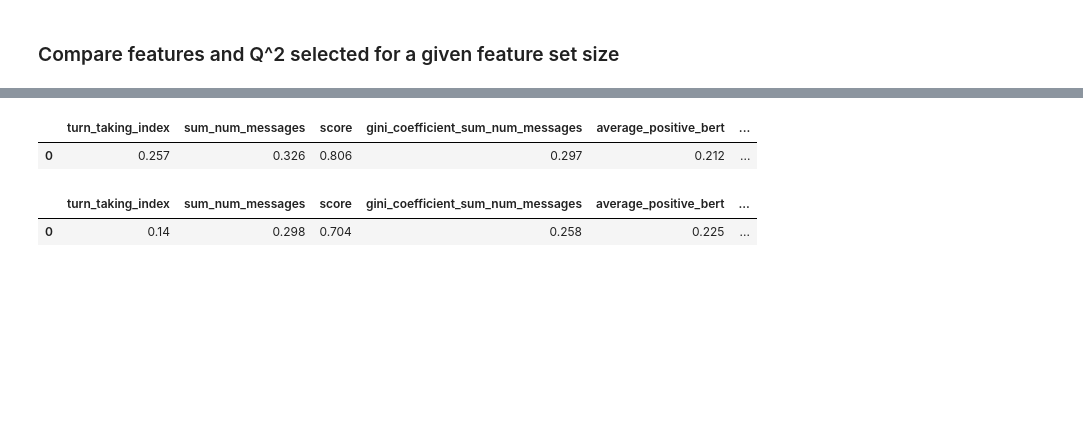
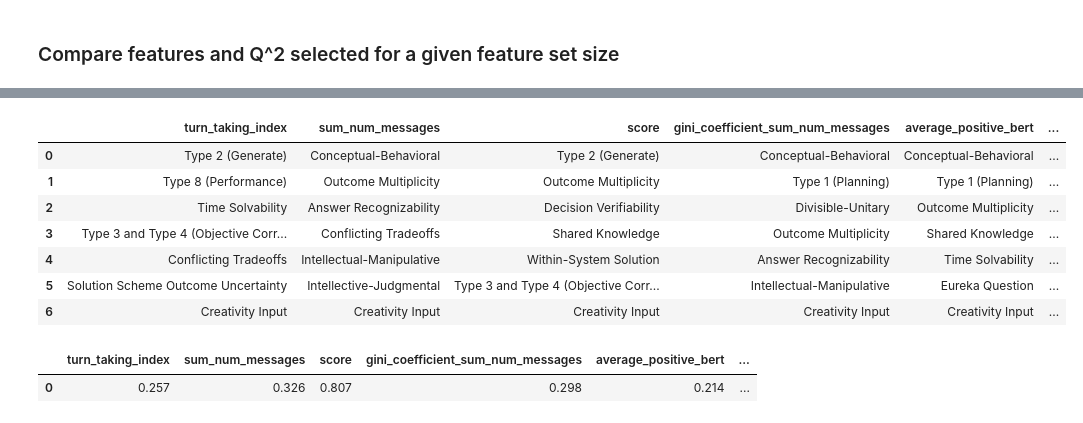
Before and after one commit to xehu/tpm-horse-race-modeling, a Jupyter notebook: task_map_explorations_with_multitask/empirical_experiment_visuals.ipynb, the cells around one changed output, grey strips where cells are left out. Cells and saved outputs as stored; diff of their text form; code cells hidden in the pictures; blank space fills up the shorter version.

Commit message:
update based on new q2 data

```diff
--- a/task_map_explorations_with_multitask/empirical_experiment_visuals.ipynb
+++ b/task_map_explorations_with_multitask/empirical_experiment_visuals.ipynb
@@ -818,8 +818,2 @@ top_features_dict
 # %% [markdown]
 ### Compare features and Q^2 selected for a given feature set size
-# %%
-FEAT_NUM_TO_SELECT = 6
-features_for_each_dv = [top_features_dict[dv][FEAT_NUM_TO_SELECT]['full']['features'] for dv in top_features_dict.keys()]
-df_features_for_each_dv = pd.DataFrame(features_for_each_dv, index=top_features_dict.keys()).T
-
-df_features_for_each_dv
@@ -834,5 +819,0 @@ df_features_for_each_dv
-# %%
-features_for_each_dv = [top_features_dict[dv][FEAT_NUM_TO_SELECT]['wave1']['features'] for dv in top_features_dict.keys()]
-df_features_for_each_dv = pd.DataFrame(features_for_each_dv, index=top_features_dict.keys()).T
-
-df_features_for_each_dv
@@ -847,14 +820,7 @@ df_features_for_each_dv
-# %%
-q2_for_each_dv = [round(top_features_dict[dv][FEAT_NUM_TO_SELECT]['full']['q2'],3) for dv in top_features_dict.keys()]
-df_q2_for_each_dv = pd.DataFrame(q2_for_each_dv, index=top_features_dict.keys()).T
-df_q2_for_each_dv
-# %% [output]
-|  | turn_taking_index | sum_num_messages | score | gini_coefficient_sum_num_messages | average_positive_bert | ... |
-| 0 | 0.257 | 0.326 | 0.806 | 0.297 | 0.212 | ... |
-# %%
-q2_for_each_dv = [round(top_features_dict[dv][FEAT_NUM_TO_SELECT]['wave1']['q2'],3) for dv in top_features_dict.keys()]
-df_q2_for_each_dv = pd.DataFrame(q2_for_each_dv, index=top_features_dict.keys()).T
-df_q2_for_each_dv
-# %% [output]
-|  | turn_taking_index | sum_num_messages | score | gini_coefficient_sum_num_messages | average_positive_bert | ... |
-| 0 | 0.14 | 0.298 | 0.704 | 0.258 | 0.225 | ... |
+# %%
+def get_top_features(feat_num_to_select, dataset_type):
+    assert(dataset_type in ["full", "wave1"])
+
+    features_for_each_dv = [top_features_dict[dv][feat_num_to_select][dataset_type]['features'] for dv in top_features_dict.keys()]
+    df_features_for_each_dv = pd.DataFrame(features_for_each_dv, index=top_features_dict.keys()).T
+    return df_features_for_each_dv
@@ -860,0 +834,16 @@ df_q2_for_each_dv
+# %%
+get_top_features(7, "full")
+# %% [output]
+|  | turn_taking_index | sum_num_messages | score | gini_coefficient_sum_num_messages | average_positive_bert | ... |
+| 0 | Type 2 (Generate) | Conceptual-Behavioral | Type 2 (Generate) | Conceptual-Behavioral | Conceptual-Behavioral | ... |
+| 1 | Type 8 (Performance) | Outcome Multiplicity | Outcome Multiplicity | Type 1 (Planning) | Type 1 (Planning) | ... |
+| 2 | Time Solvability | Answer Recognizability | Decision Verifiability | Divisible-Unitary | Outcome Multiplicity | ... |
+| 3 | Type 3 and Type 4 (Objective Corr... | Conflicting Tradeoffs | Shared Knowledge | Outcome Multiplicity | Shared Knowledge | ... |
+| 4 | Conflicting Tradeoffs | Intellectual-Manipulative | Within-System Solution | Answer Recognizability | Time Solvability | ... |
+| 5 | Solution Scheme Outcome Uncertainty | Intellective-Judgmental | Type 3 and Type 4 (Objective Corr... | Intellectual-Manipulative | Eureka Question | ... |
+| 6 | Creativity Input | Creativity Input | Creativity Input | Creativity Input | Creativity Input | ... |
+# %%
+get_top_q2_performance(7, "full")
+# %% [output]
+|  | turn_taking_index | sum_num_messages | score | gini_coefficient_sum_num_messages | average_positive_bert | ... |
+| 0 | 0.257 | 0.326 | 0.807 | 0.298 | 0.214 | ... |
```
Also changed, not shown: parts of 10 cells of this notebook.
